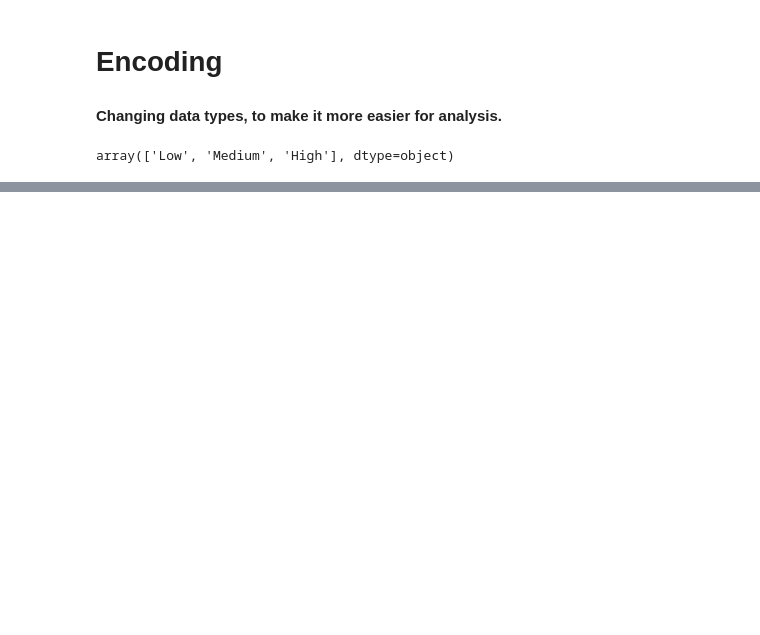
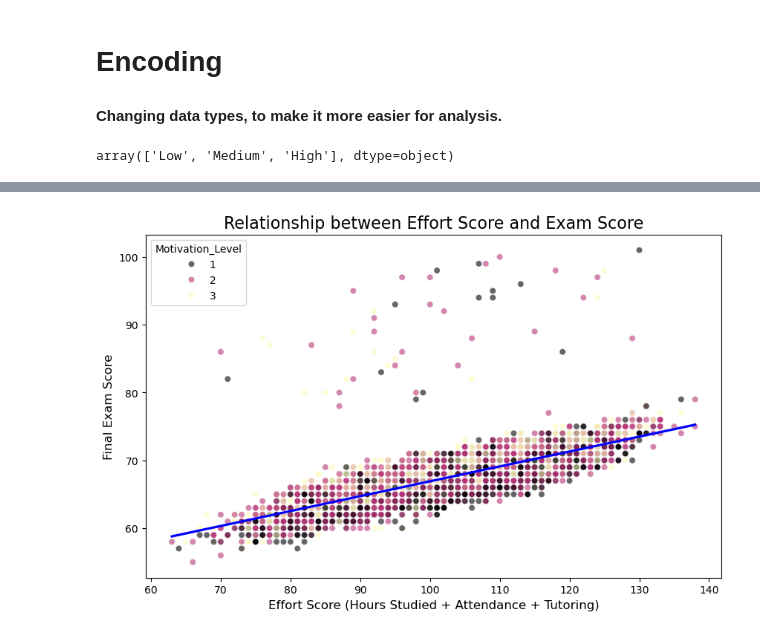
Before and after one commit to Kanyin-Sola/IFP_Student_Performance_Analysis, a Jupyter notebook: notebooks/spf_analysis.ipynb, the cells around one changed output, grey strips where cells are left out. Saved outputs shown, nothing was run; the diff lists cells and outputs as text; code cells hidden in the pictures; blank space fills up the shorter version.

```diff
--- a/notebooks/spf_analysis.ipynb
+++ b/notebooks/spf_analysis.ipynb
@@ -269,0 +289,4 @@ memory usage: 1.0+ MB
+# %%
+binary_mapping = {'No': 0, 'Yes': 1}
+df_spf['Internet_Access'] = df_spf['Internet_Access'].map(binary_mapping)
+df_spf['Internet_Access'].unique()
@@ -269,0 +300,4 @@ memory usage: 1.0+ MB
+# %%
+school_mapping = {'Public': 0, 'Private': 1}
+df_spf['School_Type'] = df_spf['School_Type'].map(school_mapping)
+df_spf['School_Type'].unique()
@@ -269,0 +443,27 @@ memory usage: 1.0+ MB
+# %%
+plt.figure(figsize=(10, 6))
+# Create a scatter plot to show the relationship and trend
+sns.scatterplot(
+    data=df_spf,
+    x='Effort_Score',
+    y='Exam_Score',
+    hue='Motivation_Level', # Adding a hue to show a third variable's impact
+    palette='magma',
+    alpha=0.6
+)
+
+# Add a trend line to illustrate the positive correlation
+sns.regplot(
+    data=df_spf,
+    x='Effort_Score',
+    y='Exam_Score',
+    scatter=False,
+    color='blue'
+)
+
+plt.title('Relationship between Effort Score and Exam Score', fontsize=16)
+plt.xlabel('Effort Score (Hours Studied + Attendance + Tutoring)', fontsize=12)
+plt.ylabel('Final Exam Score', fontsize=12)
+plt.show()
+# %% [output]
+[figure, added]
```
Also changed, not shown: parts of 23 cells of this notebook, 2 other files.
